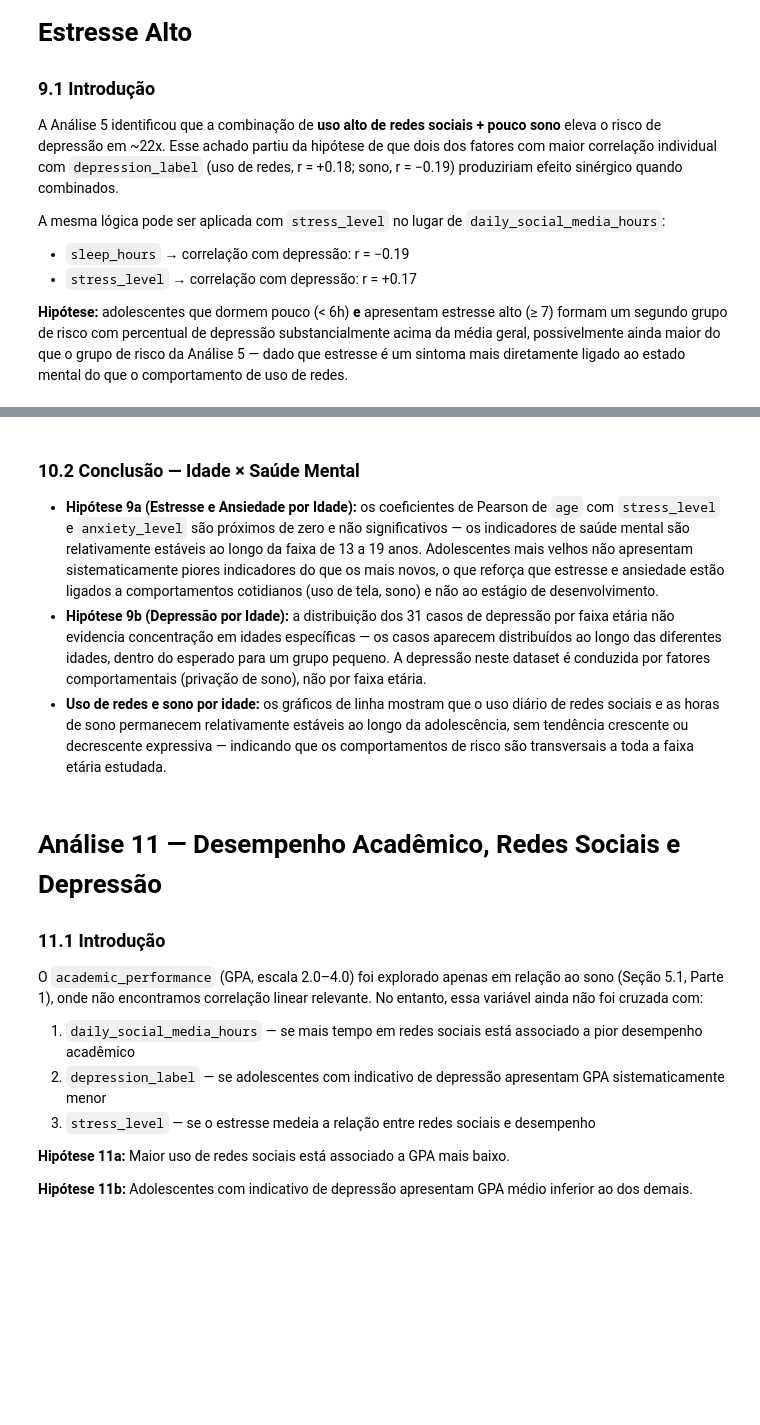
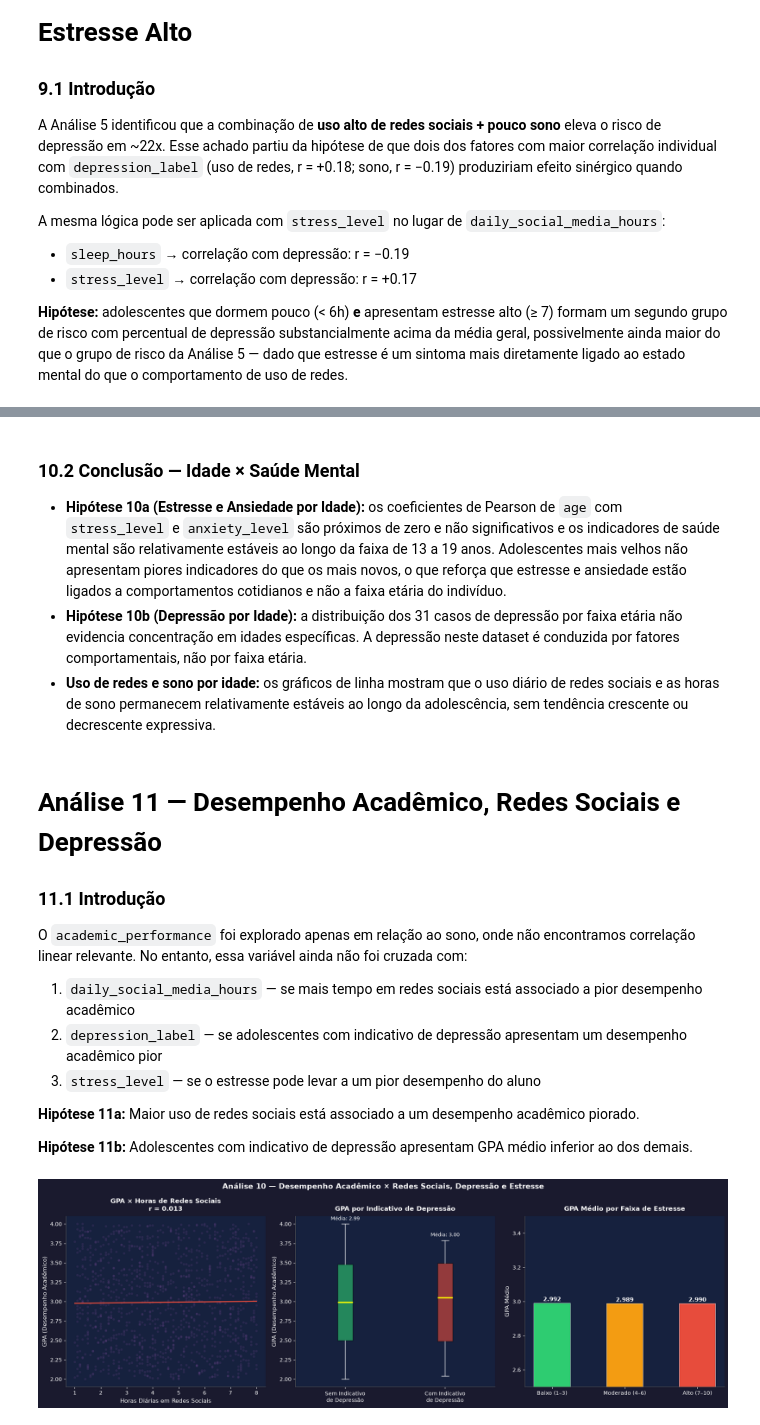
Before and after one commit to FelipeNoglidi/Estatistica_Analise_Estrutural_Saude_Mental, a Jupyter notebook: Trabalho_Estatistica.ipynb, the cells around one changed output, grey strips where cells are left out. Saved outputs shown, nothing was run; the diff lists cells and outputs as text; code cells hidden in the pictures; blank space fills up the shorter version.

```diff
--- a/Trabalho_Estatistica.ipynb
+++ b/Trabalho_Estatistica.ipynb
@@ -1609,20 +1617,20 @@ for nome, r, p in [
 # %% [markdown]
 ### 10.2 Conclusão — Idade × Saúde Mental
 
-* **Hipótese 9a (Estresse e Ansiedade por Idade):** os coeficientes de Pearson de `age` com `stress_level` e `anxiety_level` são próximos de zero e não significativos — os indicadores de saúde mental são relativamente estáveis ao longo da faixa de 13 a 19 anos. Adolescentes mais velhos não apresentam sistematicamente piores indicadores do que os mais novos, o que reforça que estresse e ansiedade estão ligados a comportamentos cotidianos (uso de tela, sono) e não ao estágio de desenvolvimento.
-* **Hipótese 9b (Depressão por Idade):** a distribuição dos 31 casos de depressão por faixa etária não evidencia concentração em idades específicas — os casos aparecem distribuídos ao longo das diferentes idades, dentro do esperado para um grupo pequeno. A depressão neste dataset é conduzida por fatores comportamentais (privação de sono), não por faixa etária.
-* **Uso de redes e sono por idade:** os gráficos de linha mostram que o uso diário de redes sociais e as horas de sono permanecem relativamente estáveis ao longo da adolescência, sem tendência crescente ou decrescente expressiva — indicando que os comportamentos de risco são transversais a toda a faixa etária estudada.
+* **Hipótese 10a (Estresse e Ansiedade por Idade):** os coeficientes de Pearson de `age` com `stress_level` e `anxiety_level` são próximos de zero e não significativos e os indicadores de saúde mental são relativamente estáveis ao longo da faixa de 13 a 19 anos. Adolescentes mais velhos não apresentam piores indicadores do que os mais novos, o que reforça que estresse e ansiedade estão ligados a comportamentos cotidianos e não a faixa etária do indivíduo.
+* **Hipótese 10b (Depressão por Idade):** a distribuição dos 31 casos de depressão por faixa etária não evidencia concentração em idades específicas. A depressão neste dataset é conduzida por fatores comportamentais, não por faixa etária.
+* **Uso de redes e sono por idade:** os gráficos de linha mostram que o uso diário de redes sociais e as horas de sono permanecem relativamente estáveis ao longo da adolescência, sem tendência crescente ou decrescente expressiva.
 # %% [markdown]
 # Análise 11 — Desempenho Acadêmico, Redes Sociais e Depressão
 
 ### 11.1 Introdução
-O `academic_performance` (GPA, escala 2.0–4.0) foi explorado apenas em relação ao sono (Seção 5.1, Parte 1), onde não encontramos correlação linear relevante. No entanto, essa variável ainda não foi cruzada com:
+O `academic_performance` foi explorado apenas em relação ao sono, onde não encontramos correlação linear relevante. No entanto, essa variável ainda não foi cruzada com:
 
 1. `daily_social_media_hours` — se mais tempo em redes sociais está associado a pior desempenho acadêmico
-2. `depression_label` — se adolescentes com indicativo de depressão apresentam GPA sistematicamente menor
-3. `stress_level` — se o estresse medeia a relação entre redes sociais e desempenho
+2. `depression_label` — se adolescentes com indicativo de depressão apresentam  um desempenho acadêmico pior
+3. `stress_level` — se o estresse pode levar a um pior desempenho do aluno
 
-**Hipótese 11a:** Maior uso de redes sociais está associado a GPA mais baixo.
+**Hipótese 11a:** Maior uso de redes sociais está associado a um desempenho acadêmico piorado.
 
 **Hipótese 11b:** Adolescentes com indicativo de depressão apresentam GPA médio inferior ao dos demais.
 # %%
@@ -1642,7 +1650,7 @@ axes[0].scatter(x1, y1, alpha=0.15, s=20, color='#9b59b6', edgecolors='none')
 z1 = np.polyfit(x1, y1, 1)
 xr1 = np.linspace(x1.min(), x1.max(), 100)
 axes[0].plot(xr1, np.poly1d(z1)(xr1), color='#e74c3c', linewidth=2)
-axes[0].set_title(f'GPA × Horas de Redes Sociais\nr = {r1:.3f} (p = {p1:.4f})',
+axes[0].set_title(f'GPA × Horas de Redes Sociais\nr = {r1:.3f}',
                    fontsize=12, fontweight='bold', color='white', pad=10)
 axes[0].set_xlabel('Horas Diárias em Redes Sociais', color='white', fontsize=11)
 axes[0].set_ylabel('GPA (Desempenho Acadêmico)', color='white', fontsize=11)
@@ -1656,9 +1664,7 @@ gpa_dep = df[df['depression_label'] == 1]['academic_performance']
 gpa_nodep = df[df['depression_label'] == 0]['academic_performance']
 
 bp2 = axes[1].boxplot([gpa_nodep, gpa_dep],
-                       labels=['Sem Indicativo
-de Depressão', 'Com Indicativo
-de Depressão'],
+                       tick_labels=['Sem Indicativo\nde Depressão', 'Com Indicativo\nde Depressão'],
                        patch_artist=True,
                        medianprops=dict(color='yellow', linewidth=2.5),
                        whiskerprops=dict(color='white'), capprops=dict(color='white'),
@@ -1667,46 +1673,42 @@ bp2['boxes'][0].set_facecolor('#2ecc71'); bp2['boxes'][0].set_alpha(0.6)
 bp2['boxes'][1].set_facecolor('#e74c3c'); bp2['boxes'][1].set_alpha(0.6)
 
 stat_mw, p_mw = stats.mannwhitneyu(gpa_nodep, gpa_dep, alternative='two-sided')
-axes[1].set_title(f'GPA por Indicativo de Depressão\nMann-Whitney U: p = {p_mw:.4f}',
+axes[1].set_title(f'GPA por Indicativo de Depressão',
                    fontsize=12, fontweight='bold', color='white', pad=10)
 axes[1].set_ylabel('GPA (Desempenho Acadêmico)', color='white', fontsize=11)
 axes[1].tick_params(colors='white')
 axes[1].spines[['top', 'right']].set_visible(False)
 for spine in ['left', 'bottom']:
     axes[1].spines[spine].set_color('#555')
 
 for i, (dados, label) in enumerate([(gpa_nodep, 'Sem Dep.'), (gpa_dep, 'Com Dep.')]):
     axes[1].text(i + 1, dados.max() + 0.05, f'Média: {dados.mean():.2f}', ha='center', color='white', fontsize=9)
 
 # ── Gráfico 3: GPA médio por faixa de estresse ──
 df['faixa_stress_11'] = pd.cut(df['stress_level'], bins=[0, 3, 6, 10], labels=['Baixo (1–3)', 'Moderado (4–6)', 'Alto (7–10)'])
 gpa_stress = df.groupby('faixa_stress_11', observed=True)['academic_performance'].mean().reset_index()
 
 cores_s = ['#2ecc71', '#f39c12', '#e74c3c']
 bars3 = axes[2].bar(range(len(gpa_stress)), gpa_stress['academic_performance'],
                      color=cores_s, edgecolor='white', linewidth=0.5, width=0.5)
 axes[2].set_xticks(range(len(gpa_stress)))
 axes[2].set_xticklabels(gpa_stress['faixa_stress_11'], color='white', fontsize=10)
 axes[2].set_title('GPA Médio por Faixa de Estresse', fontsize=12, fontweight='bold', color='white', pad=10)
 axes[2].set_ylabel('GPA Médio', color='white', fontsize=11)
 axes[2].set_ylim(2.5, 3.5)
 axes[2].tick_params(colors='white')
 axes[2].spines[['top', 'right']].set_visible(False)
 for spine in ['left', 'bottom']:
     axes[2].spines[spine].set_color('#555')
 for bar, val in zip(bars3, gpa_stress['academic_performance']):
     axes[2].text(bar.get_x() + bar.get_width()/2, bar.get_height() + 0.01,
                  f'{val:.3f}', ha='center', color='white', fontsize=11, fontweight='bold')
 
 plt.suptitle('Análise 10 — Desempenho Acadêmico × Redes Sociais, Depressão e Estresse', fontsize=14, fontweight='bold', color='white')
 plt.tight_layout()
 plt.show()
-
-# Estatísticas descritivas
-print("GPA por grupo de depressão:")
-print(df.groupby('depression_label')['academic_performance'].agg(['mean', 'median', 'std', 'count']).round(3).to_string())
-print(f"\nMann-Whitney U (GPA: Sem dep. vs. Com dep.): U = {stat_mw:.0f}, p = {p_mw:.4f}")
-print(f"\nCorrelação Pearson: GPA × Horas de Redes Sociais: r = {r1:.4f}, p = {p1:.4f}")
+# %% [output]
+[figure, added]
 # %% [markdown]
 ### 11.2 Conclusão — GPA × Redes Sociais e Depressão
 
```
Also changed, not shown: parts of 12 cells of this notebook.
